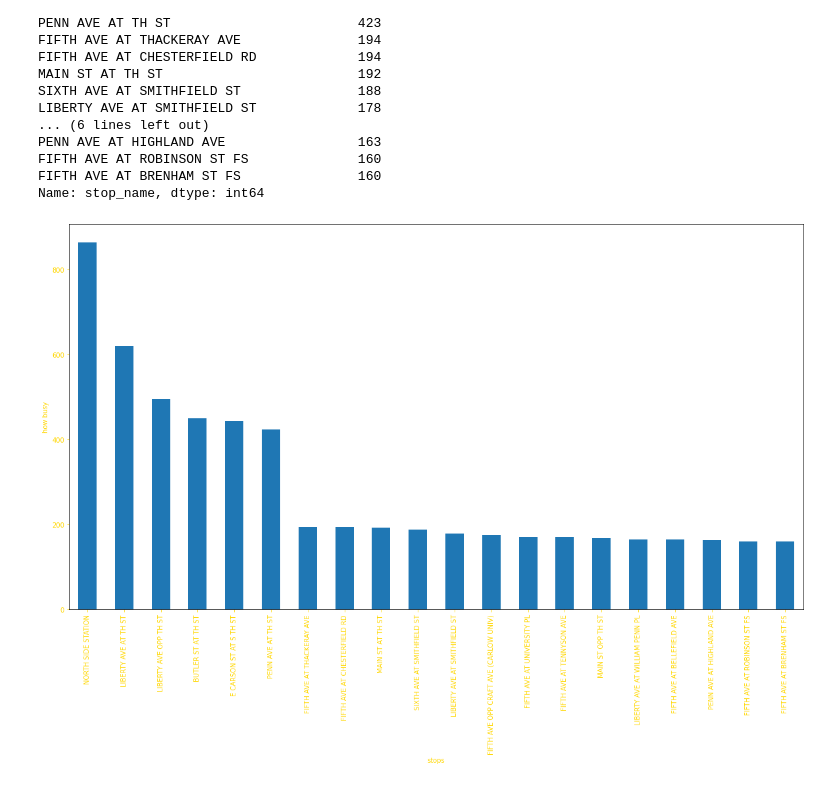
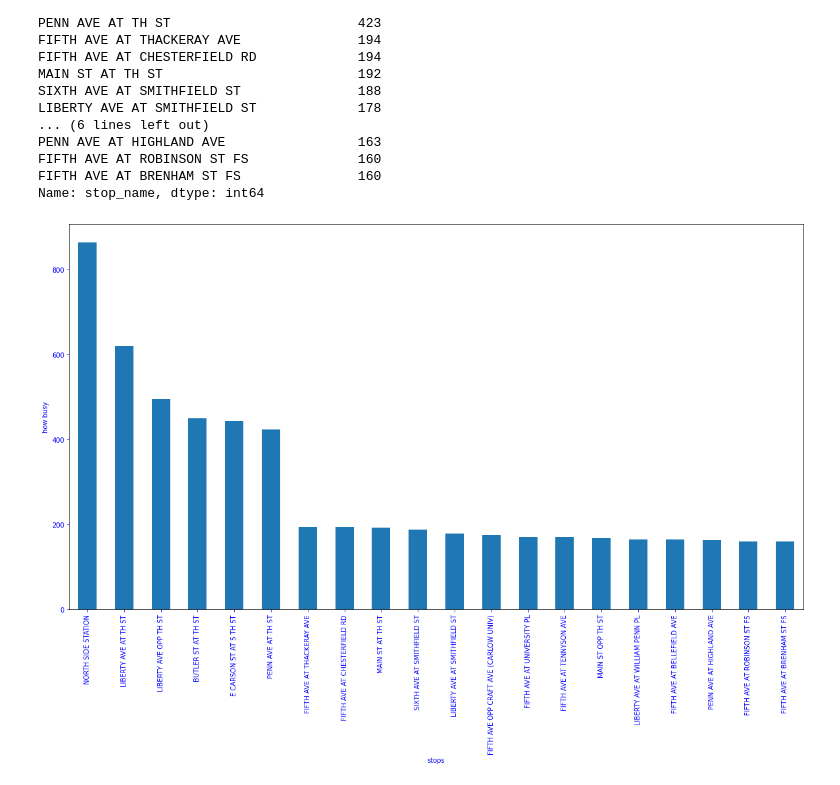
Before and after one commit to fluxcapacitor88mph/CMPINF0010_FinalProjectGroup32, a Jupyter notebook: bus_stop.ipynb, the cells around one changed output. Drawn from its saved outputs; the diff is of its cells as text; code cells hidden in the pictures.

Commit message:
bus stop color

```diff
--- a/bus_stop.ipynb
+++ b/bus_stop.ipynb
@@ -128,11 +128,11 @@ Name: stop_name, dtype: int64
 # %%
 stop_listing = stop_listing.sort_values(ascending=True)
 graph = stop_head.plot.bar(x="stop_name", y="stop_listing", figsize=(20, stop.shape[0] * 0.0001))
-graph.set_ylabel("how busy", color='gold')
-graph.set_xlabel("stops", color='gold')
-graph.tick_params(axis='x', colors='gold')
-graph.tick_params(axis='y', colors='gold')
+graph.set_ylabel("how busy", color='blue')
+graph.set_xlabel("stops", color='blue')
+graph.tick_params(axis='x', colors='blue')
+graph.tick_params(axis='y', colors='blue')
 graph.get_figure().savefig('bus_stop.pdf')
 graph.get_figure().savefig('bus_stop.png')
 # %% [output]
-[figure, old version]
+[figure, new version]
```
Also changed, not shown: 2 other files.
